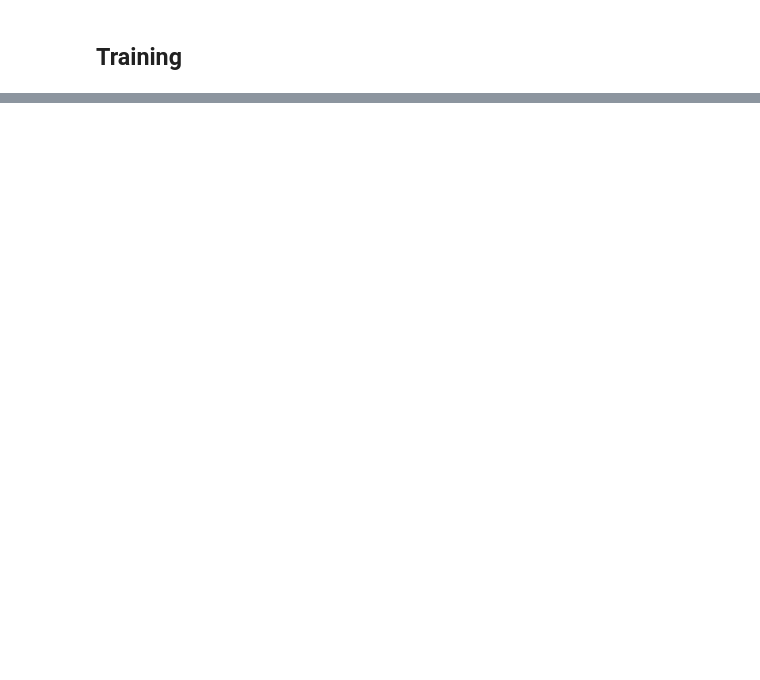
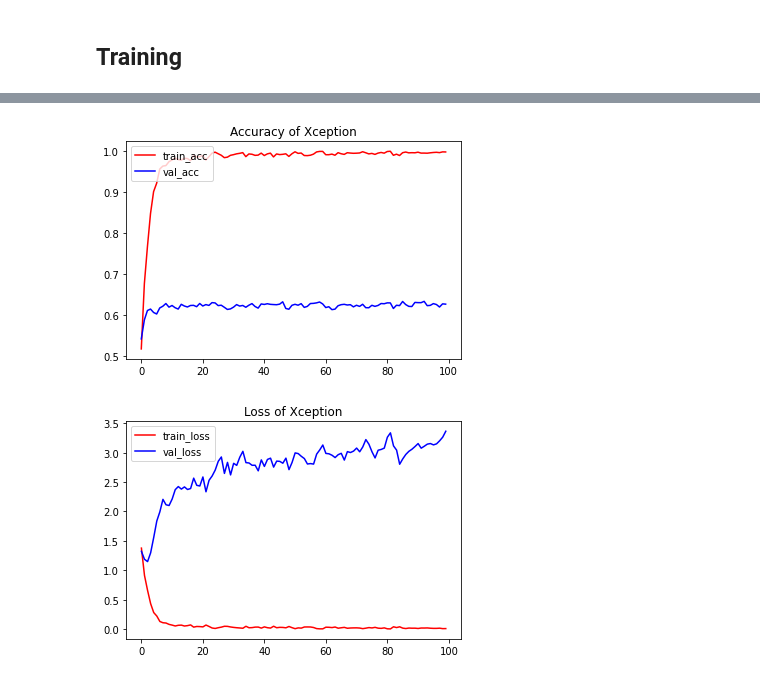
Before and after one commit to PatrickRuan/DL-CVMarathon, a Jupyter notebook: homework/Day021_Transfer_Learning_HW.ipynb, the cells around one changed output, grey strips where cells are left out. Drawn from its saved outputs; the diff is of its cells as text; code cells hidden in the pictures; blank space fills up the shorter version.

```diff
--- a/homework/Day021_Transfer_Learning_HW.ipynb
+++ b/homework/Day021_Transfer_Learning_HW.ipynb
@@ -103,0 +203,22 @@ Epoch 1/100
+# %%
+(x_train, y_train), (x_test, y_test) = cifar10.load_data()
+
+print(x_train.shape) #(50000, 32, 32, 3)
+
+## Normalize Data
+def normalize(X_train,X_test):
+        mean = np.mean(X_train,axis=(0,1,2,3))
+        std = np.std(X_train, axis=(0, 1, 2, 3))
+        X_train = (X_train-mean)/(std+1e-7)
+        X_test = (X_test-mean)/(std+1e-7)
+        return X_train, X_test
+
+
+## Normalize Training and Testset
+x_train, x_test = normalize(x_train, x_test)
+
+## OneHot Label 由(None, 1)-(None, 10)
+## ex. label=2,變成[0,0,1,0,0,0,0,0,0,0]
+one_hot=OneHotEncoder()
+y_train=one_hot.fit_transform(y_train).toarray()
+y_test=one_hot.transform(y_test).toarray()
@@ -103,0 +229,4 @@ Epoch 1/100
+# %%
+# compile the model (should be done *after* setting layers to non-trainable)
+model.compile(optimizer = 'adam', loss = 'categorical_crossentropy', metrics = ['accuracy'])
+history = model.fit(x_train,y_train,batch_size=512,epochs=100, validation_split= 0.2, verbose= 2  )
@@ -103,0 +251,16 @@ Epoch 1/100
+# %%
+import matplotlib.pyplot as plt
+plt.plot(range(100),history.history['accuracy'],  c ='r', label ='train_acc')
+plt.plot(range(100),history.history['val_accuracy'],  c ='b', label ='val_acc')
+plt.title('Accuracy of Xception')
+plt.legend(loc = 2)
+plt.show()
+
+plt.plot(range(100),history.history['loss'], c ='r', label ='train_loss')
+plt.plot(range(100),history.history['val_loss'],c ='b', label ='val_loss')
+plt.title('Loss of Xception')
+plt.legend(loc = 2)
+plt.show()
+# %% [output]
+[figure, added]
+[figure, added]
```
Also changed, not shown: parts of 18 cells of this notebook.
